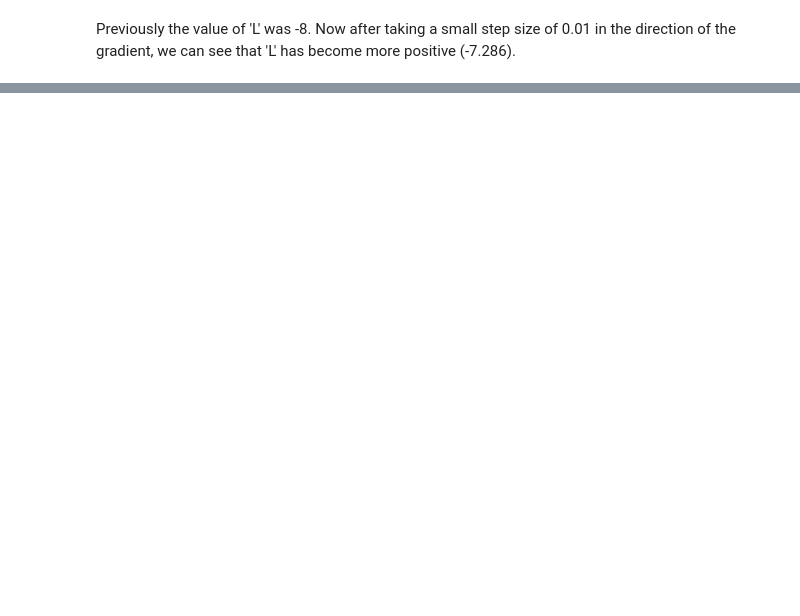
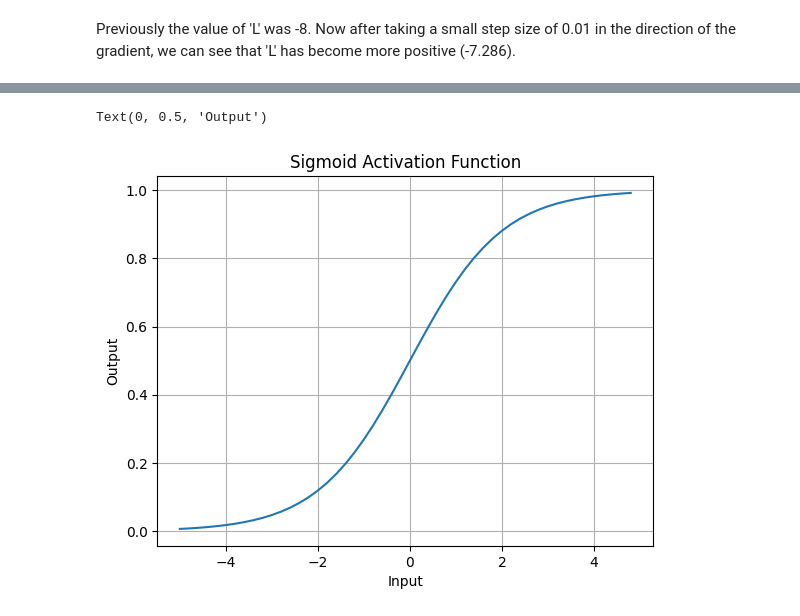
Before and after one commit to rkaushick-neu/micrograd, a Jupyter notebook: micrograd_notebook.ipynb, the cells around one changed output, grey strips where cells are left out. Saved outputs shown, nothing was run; the diff lists cells and outputs as text; code cells hidden in the pictures; blank space fills up the shorter version.

```diff
--- a/micrograd_notebook.ipynb
+++ b/micrograd_notebook.ipynb
@@ -475,0 +488,12 @@ plt.plot(np.arange(-5,5,0.2), np.tanh(np.arange(-5,5,0.2))); plt.grid();
+# %%
+def sigmoid(x: float) -> float:
+    return 1/(1 + np.exp(-x))
+# %%
+# sigmoid
+plt.plot(x, sigmoid(x)); plt.grid()
+plt.title('Sigmoid Activation Function')
+plt.xlabel('Input')
+plt.ylabel('Output')
+# %% [output]
+Text(0, 0.5, 'Output')
+[figure, added]
```
Also changed, not shown: parts of 13 cells of this notebook, 1 other file.
